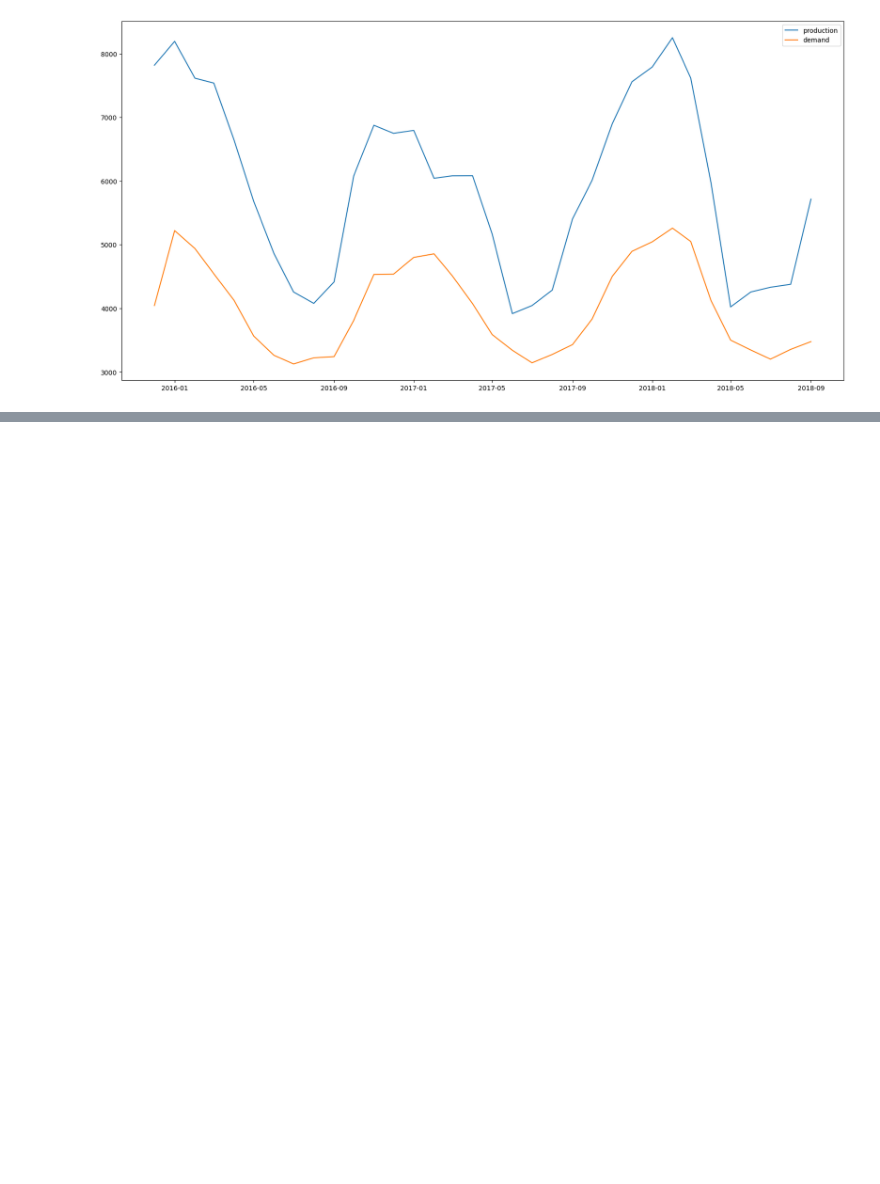
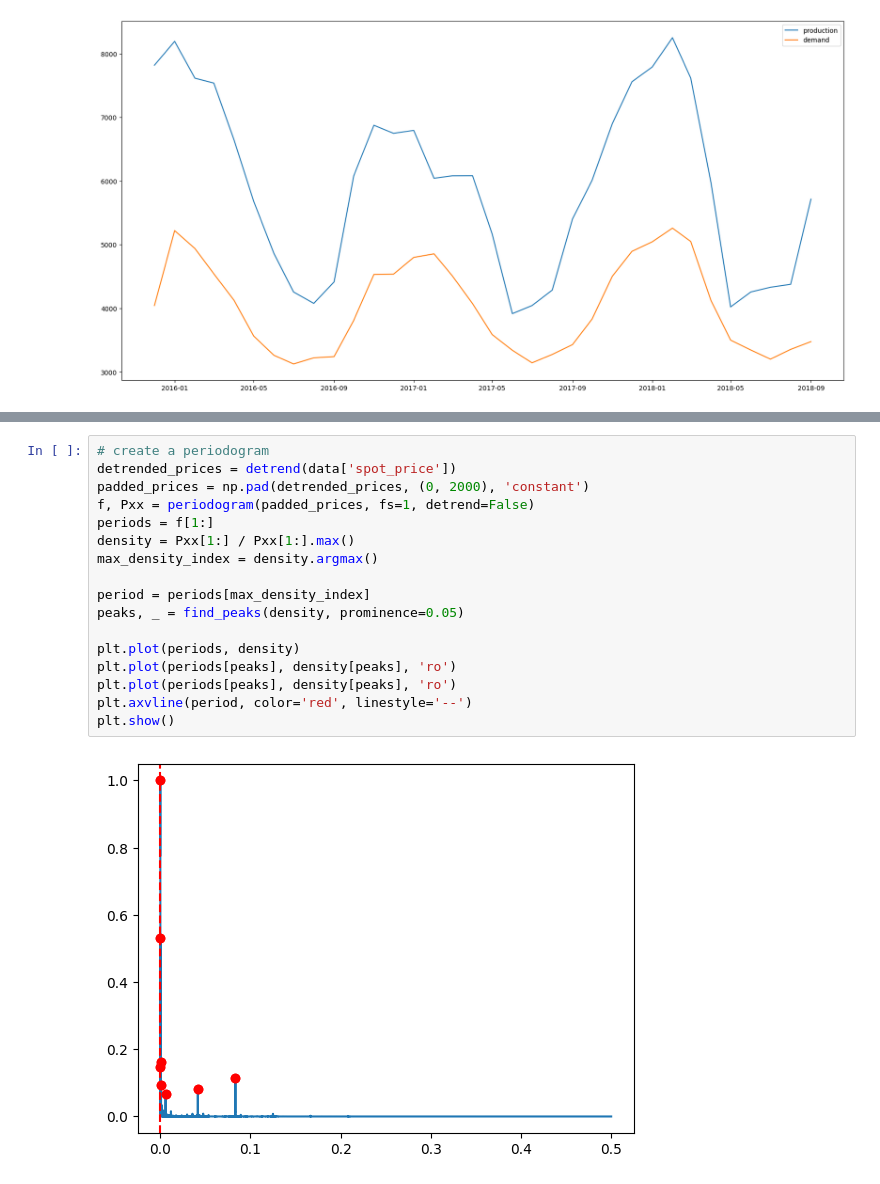
Before and after one commit to CPeti/Spot-price-prediction, a Jupyter notebook: exploration.ipynb, the cells around one changed output, grey strips where cells are left out. Drawn from its saved outputs; the diff is of its cells as text; blank space fills up the shorter version.

```diff
--- a/exploration.ipynb
+++ b/exploration.ipynb
@@ -173,0 +156,19 @@ monthly.head()
+# %%
+# create a periodogram
+detrended_prices = detrend(data['spot_price'])
+padded_prices = np.pad(detrended_prices, (0, 2000), 'constant')
+f, Pxx = periodogram(padded_prices, fs=1, detrend=False)
+periods = f[1:]
+density = Pxx[1:] / Pxx[1:].max()
+max_density_index = density.argmax()
+
+period = periods[max_density_index]
+peaks, _ = find_peaks(density, prominence=0.05)
+
+plt.plot(periods, density)
+plt.plot(periods[peaks], density[peaks], 'ro')
+plt.plot(periods[peaks], density[peaks], 'ro')
+plt.axvline(period, color='red', linestyle='--')
+plt.show()
+# %% [output]
+[figure, added]
```
Also changed, not shown: parts of 13 cells of this notebook.
